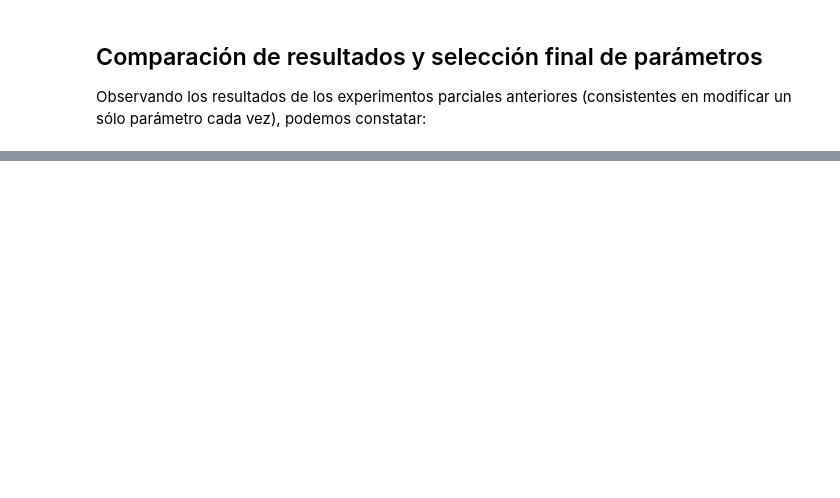
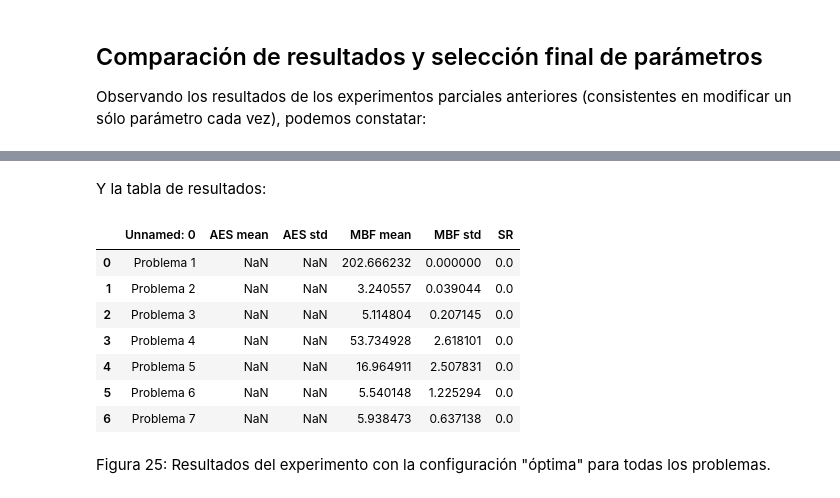
Before and after one commit to amanas/ce, a Jupyter notebook: p3/p3.ipynb, the cells around one changed output, grey strips where cells are left out. Cells and saved outputs as stored; diff of their text form; code cells hidden in the pictures; blank space fills up the shorter version.

```diff
--- a/p3/p3.ipynb
+++ b/p3/p3.ipynb
@@ -1174,0 +1193,15 @@ pd.read_csv('improved_config_results_13.csv')
+# %% [markdown]
+Y la tabla de resultados:
+# %%
+pd.read_csv('data/full_experiment.csv')
+# %% [output]
+|  | Unnamed: 0 | AES mean | AES std | MBF mean | MBF std | SR |
+| 0 | Problema 1 | NaN | NaN | 202.666232 | 0.000000 | 0.0 |
+| 1 | Problema 2 | NaN | NaN | 3.240557 | 0.039044 | 0.0 |
+| 2 | Problema 3 | NaN | NaN | 5.114804 | 0.207145 | 0.0 |
+| 3 | Problema 4 | NaN | NaN | 53.734928 | 2.618101 | 0.0 |
+| 4 | Problema 5 | NaN | NaN | 16.964911 | 2.507831 | 0.0 |
+| 5 | Problema 6 | NaN | NaN | 5.540148 | 1.225294 | 0.0 |
+| 6 | Problema 7 | NaN | NaN | 5.938473 | 0.637138 | 0.0 |
+# %% [markdown]
+Figura 25: Resultados del experimento con la configuración "óptima" para todas los problemas.
```
Also changed, not shown: parts of 21 cells of this notebook, 7 other files.
